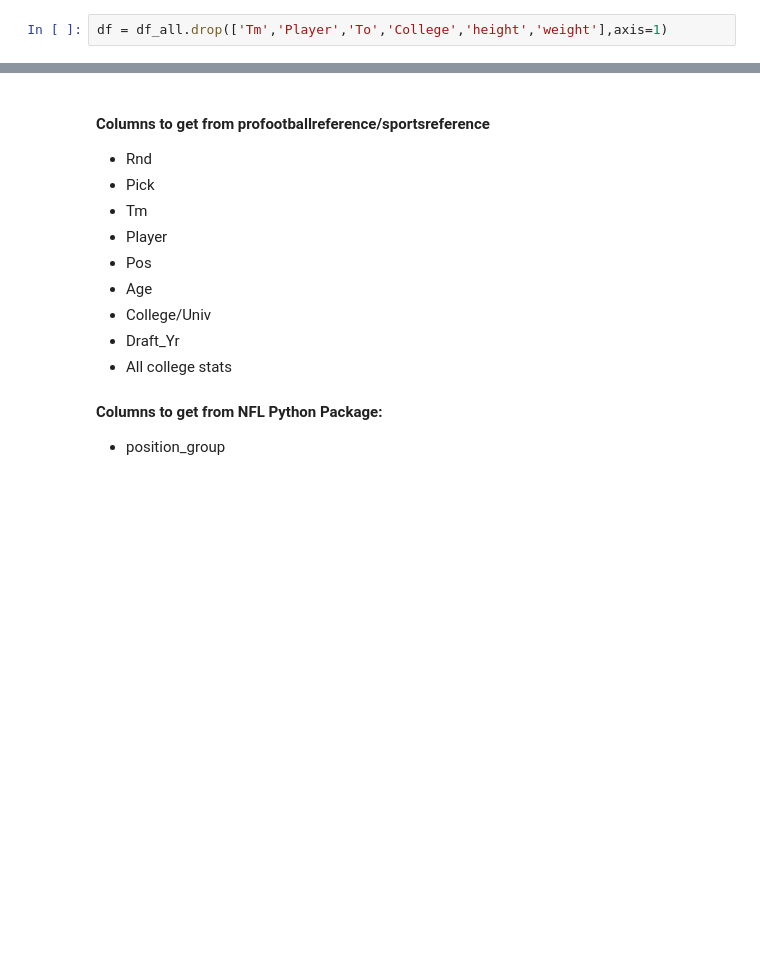
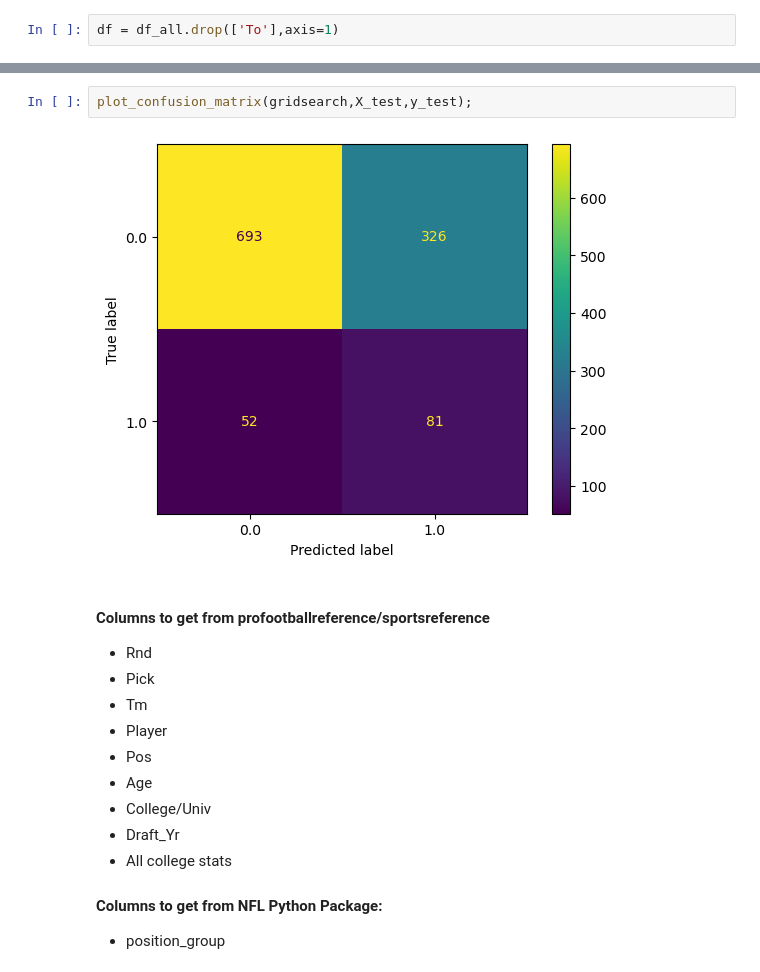
Before and after one commit to jpalgon/Draft_Classification, a Jupyter notebook: Modeling.ipynb, the cells around one changed output, grey strips where cells are left out. Saved outputs shown, nothing was run; the diff lists cells and outputs as text; blank space fills up the shorter version.

```diff
--- a/Modeling.ipynb
+++ b/Modeling.ipynb
@@ -27,6 +30,6 @@ Index(['Rnd', 'Tm', 'Player', 'Pos', 'Age', 'To', 'College', 'tackles_solo',
       dtype='object')
 # %%
-df = df_all.drop(['Tm','Player','To','College','height','weight'],axis=1)
+df = df_all.drop(['To'],axis=1)
 # %%
 df.info()
 # %% [output]
@@ -106,3 +423,7 @@ precision_score(y_test,y_pred)
+# %%
+plot_confusion_matrix(gridsearch,X_test,y_test);
+# %% [output]
+[figure, added]
 # %% [markdown]
 #### Columns to get from profootballreference/sportsreference
 - Rnd
```
Also changed, not shown: parts of 23 cells of this notebook, 3 other files.
